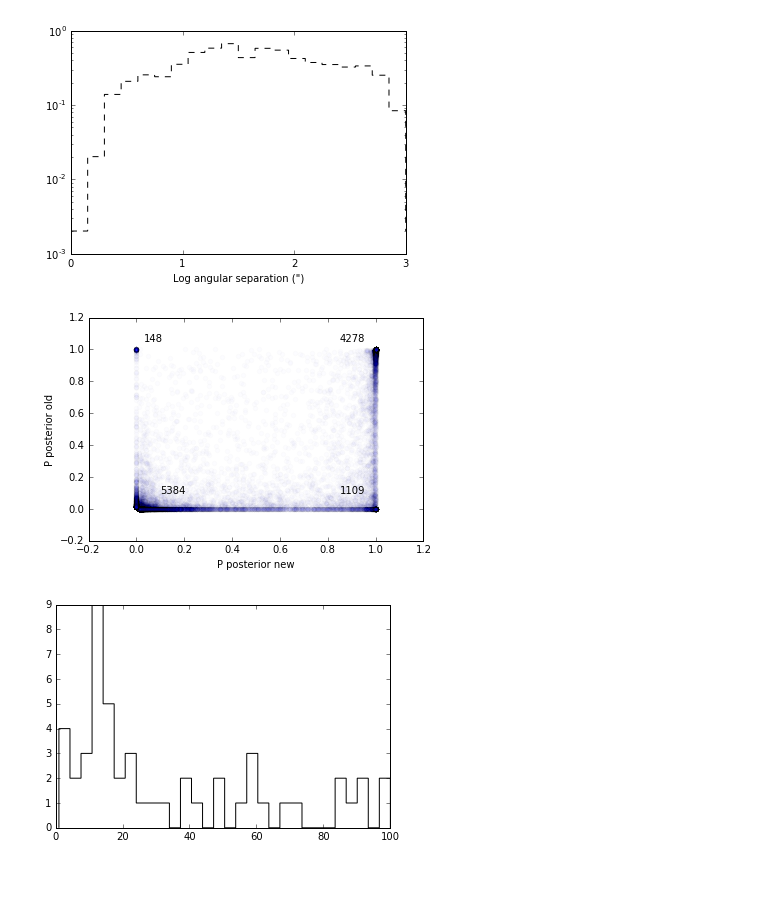
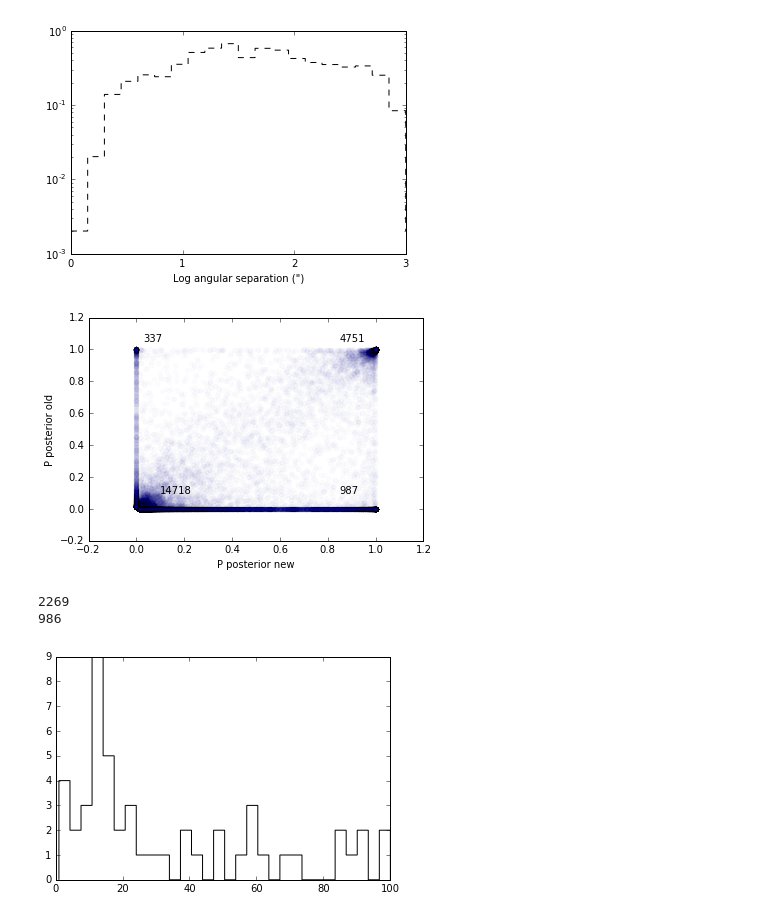
Before and after one commit to astroJeff/gaia_binaries, a Jupyter notebook: notebooks/TGAS_distribution.ipynb, the cells around one changed output. Drawn from its saved outputs; the diff is of its cells as text; code cells hidden in the pictures; blank space fills up the shorter version.

```diff
--- a/notebooks/TGAS_distribution.ipynb
+++ b/notebooks/TGAS_distribution.ipynb
@@ -258,8 +302,8 @@ plt.show()
 # %%
 folder = '../data/TGAS/'
 
-TGAS_new = np.genfromtxt(open(folder + 'gaia_wide_binaries_TGAS_plx_empirical_cleaned.txt', 'rb'), comments='^', names=True)
-TGAS_old = np.genfromtxt(open(folder + 'gaia_wide_binaries_TGAS_plx_empirical.txt', 'rb'), names=True, skip_header=4)
+TGAS_new = np.genfromtxt(open(folder + 'gaia_wide_binaries_TGAS_plx_exponential_cleaned.txt', 'rb'), comments='#', names=True)
+TGAS_old = np.genfromtxt(open(folder + 'gaia_wide_binaries_TGAS_plx_empirical_cleaned.txt', 'rb'), comments='#', names=True)
 # %%
 dtype = [('source_id_1','<i8'),('source_id_2','<i8'),('P_posterior_1','f8'),('P_posterior_2','f8'),
          ('idx_1','i8'), ('idx_2','i8')]
@@ -306,36 +350,56 @@ for i in np.arange(len(TGAS_old)):
 # %%
 plt.scatter(compare['P_posterior_1'], compare['P_posterior_2'], alpha=0.01)
 
 plt.xlabel('P posterior new')
 plt.ylabel('P posterior old')
 
 # Print numbers at bottom right and top left
 idx_bottom_left = 0
 idx_bottom_right = 0
 idx_top_left = 0
 idx_top_right = 0
 
 for i in np.arange(len(compare)):
 
-    if compare[i]['P_posterior_1'] > 0.9 and compare[i]['P_posterior_2'] > 0.9:
+    if compare[i]['P_posterior_1'] > 0.99 and compare[i]['P_posterior_2'] > 0.99:
         idx_top_right = np.append(idx_top_right, i)
-    if compare[i]['P_posterior_1'] > 0.9 and compare[i]['P_posterior_2'] < 0.1:
+    if compare[i]['P_posterior_1'] > 0.99 and compare[i]['P_posterior_2'] < 0.1:
         idx_bottom_right = np.append(idx_bottom_right, i)
-    if compare[i]['P_posterior_1'] < 0.1 and compare[i]['P_posterior_2'] > 0.9:
+    if compare[i]['P_posterior_1'] < 0.1 and compare[i]['P_posterior_2'] > 0.99:
         idx_top_left = np.append(idx_top_left, i)
     if compare[i]['P_posterior_1'] < 0.1 and compare[i]['P_posterior_2'] < 0.1:
         idx_bottom_left = np.append(idx_bottom_left, i)
 
 
 plt.text(0.85, 0.1, len(idx_bottom_right))
 plt.text(0.1, 0.1, len(idx_bottom_left))
 plt.text(0.03, 1.05, len(idx_top_left))
 plt.text(0.85, 1.05, len(idx_top_right))
 
 
 plt.show()
 # %% [output]
-[figure, old version]
+[figure, new version]
+# %%
+# Calculate distance from average parallaxes, weighted by uncertainties
+
+TGAS_old_dist = np.zeros(len(idx_bottom_right))
+for i in np.arange(len(idx_bottom_right)):
+    vals = [TGAS_new['plx_1'][compare[idx_bottom_right[i]]['idx_1']],TGAS_new['plx_2'][compare[idx_bottom_right[i]]['idx_1']]]
+    weights = [1.0/TGAS_new['plx_err_1'][compare[idx_bottom_right[i]]['idx_1']]**2,1.0/TGAS_new['plx_err_2'][compare[idx_bottom_right[i]]['idx_1']]**2]
+    TGAS_old_dist[i] = 1.0e3/np.average(vals, weights=weights)
+
+TGAS_old_s = TGAS_new['theta'][compare[idx_bottom_right]['idx_1']]
+
+TGAS_old_dist = TGAS_old_dist[np.where(compare[idx_bottom_right]['idx_1'] != -1)[0]]
+TGAS_old_s = TGAS_old_s[np.where(compare[idx_bottom_right]['idx_1'] != -1)[0]] *(np.pi/180.0/3600.0) * TGAS_old_dist * (c.pc_to_cm/c.AU_to_cm)
+
+TGAS_old_P_post = TGAS_new['P_posterior'][compare[idx_bottom_right]['idx_1']]
+print len(TGAS_old_s)
+print len(TGAS_old_P_post[TGAS_old_P_post > 0.99])
+# %% [output]
+2269
+986
 # %%
 plt.hist(TGAS_old['theta'][compare['idx_2'][idx_top_left]], histtype='step', color='k', bins=30, range=(1, 100))
 #plt.hist(TGAS_new['theta'][compare['idx_1'][compare['idx_1'] != -1]], histtype='step', color='k', bins=30, range=(1, 100))
```
Also changed, not shown: parts of 11 cells of this notebook, 2 other files.
